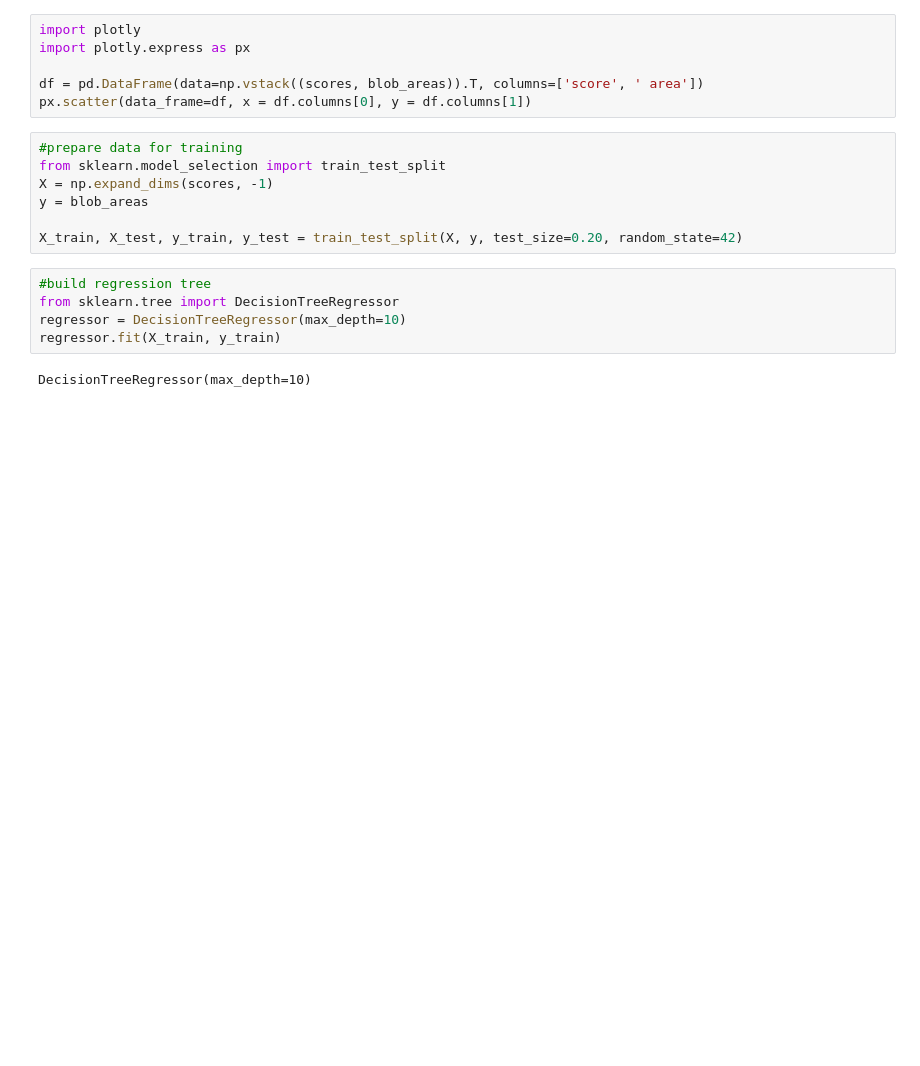
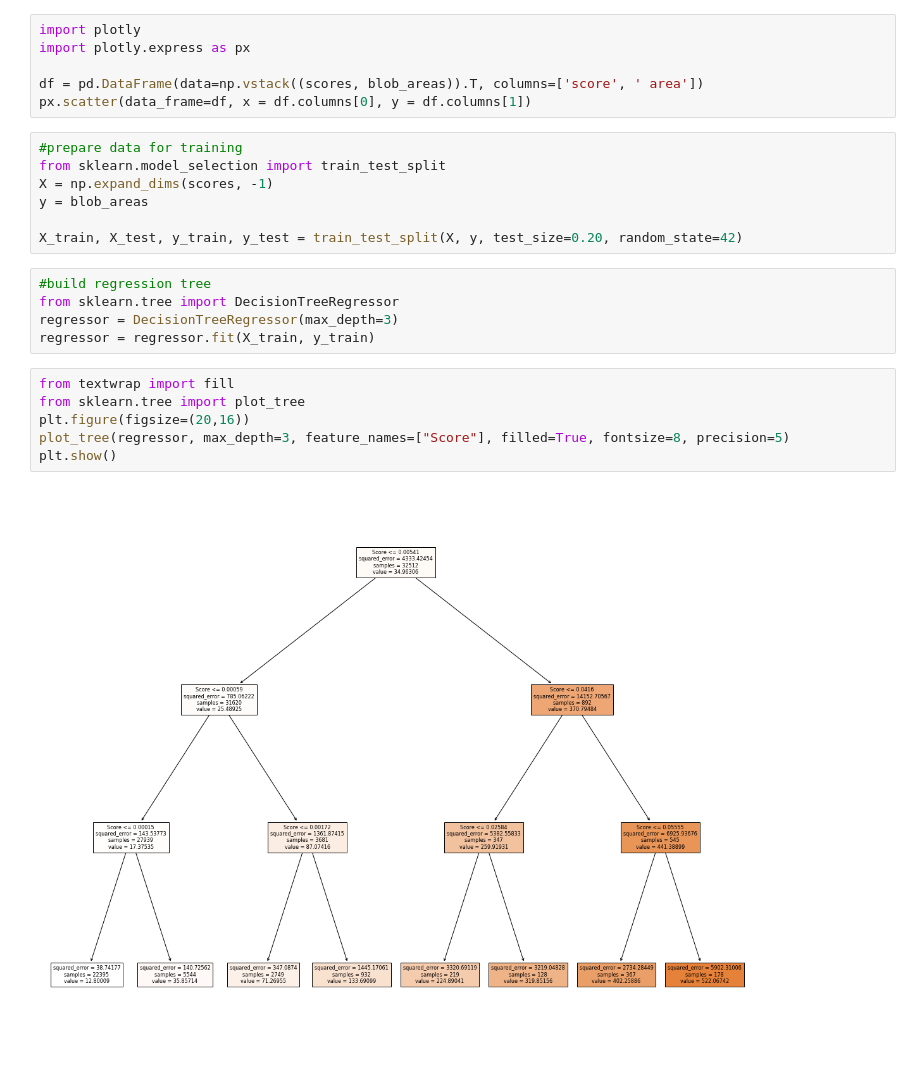
Before and after one commit to Kayzi0/ExplainBlobs, a Jupyter notebook: regression.ipynb, the cells around one changed output. Drawn from its saved outputs; the diff is of its cells as text; blank space fills up the shorter version.

```diff
--- a/regression.ipynb
+++ b/regression.ipynb
@@ -139,10 +139,16 @@ X_train, X_test, y_train, y_test = train_test_split(X, y, test_size=0.20, random
 # %%
 #build regression tree
 from sklearn.tree import DecisionTreeRegressor
-regressor = DecisionTreeRegressor(max_depth=10)
-regressor.fit(X_train, y_train)
+regressor = DecisionTreeRegressor(max_depth=3)
+regressor = regressor.fit(X_train, y_train)
-# %% [output]
-DecisionTreeRegressor(max_depth=10)
+# %%
+from textwrap import fill
+from sklearn.tree import plot_tree
+plt.figure(figsize=(20,16))
+plot_tree(regressor, max_depth=3, feature_names=["Score"], filled=True, fontsize=8, precision=5)
+plt.show()
+# %% [output]
+[figure, added]
 # %%
 fig, ax = plt.subplots(1,2)
 fig.tight_layout()
```
Also changed, not shown: parts of 12 cells of this notebook.
